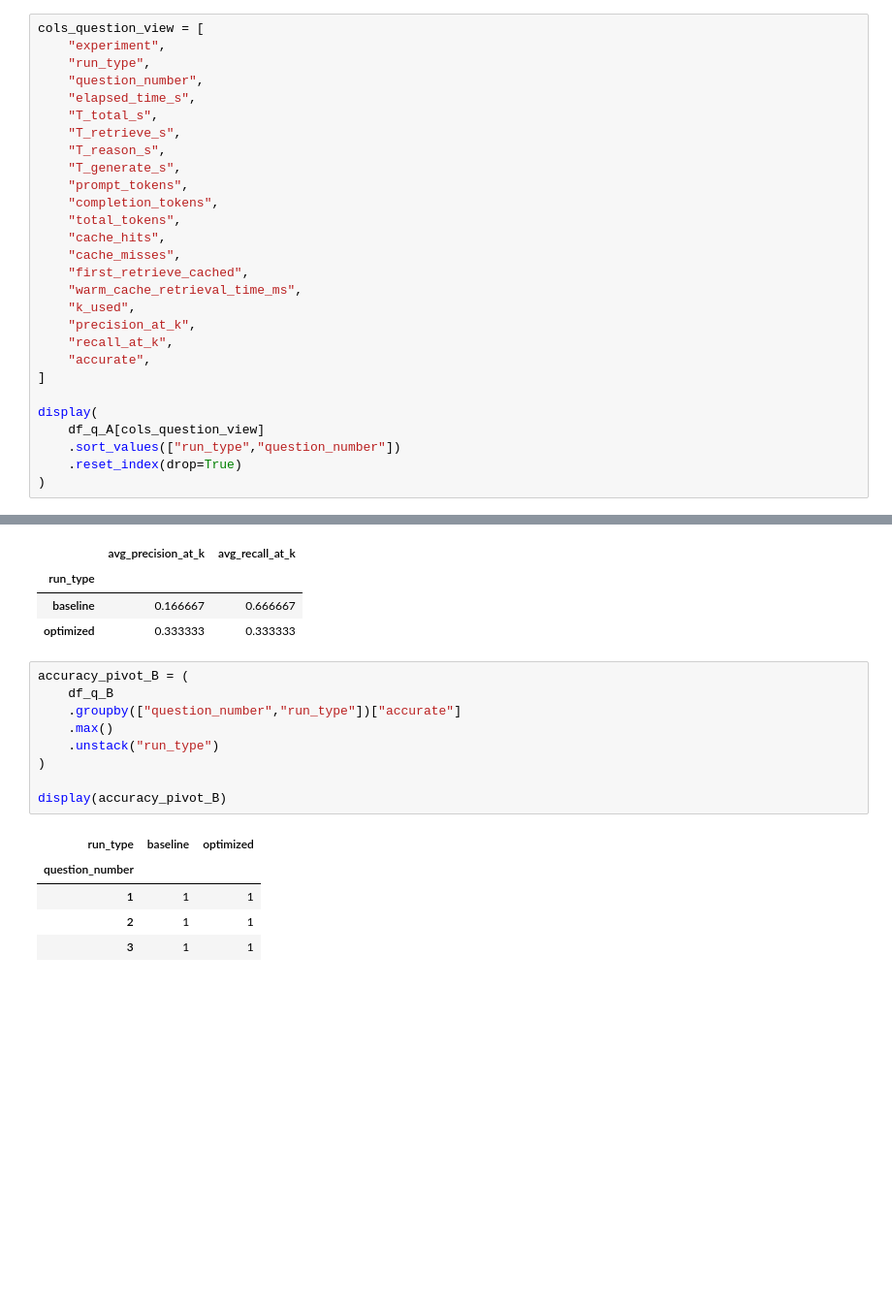
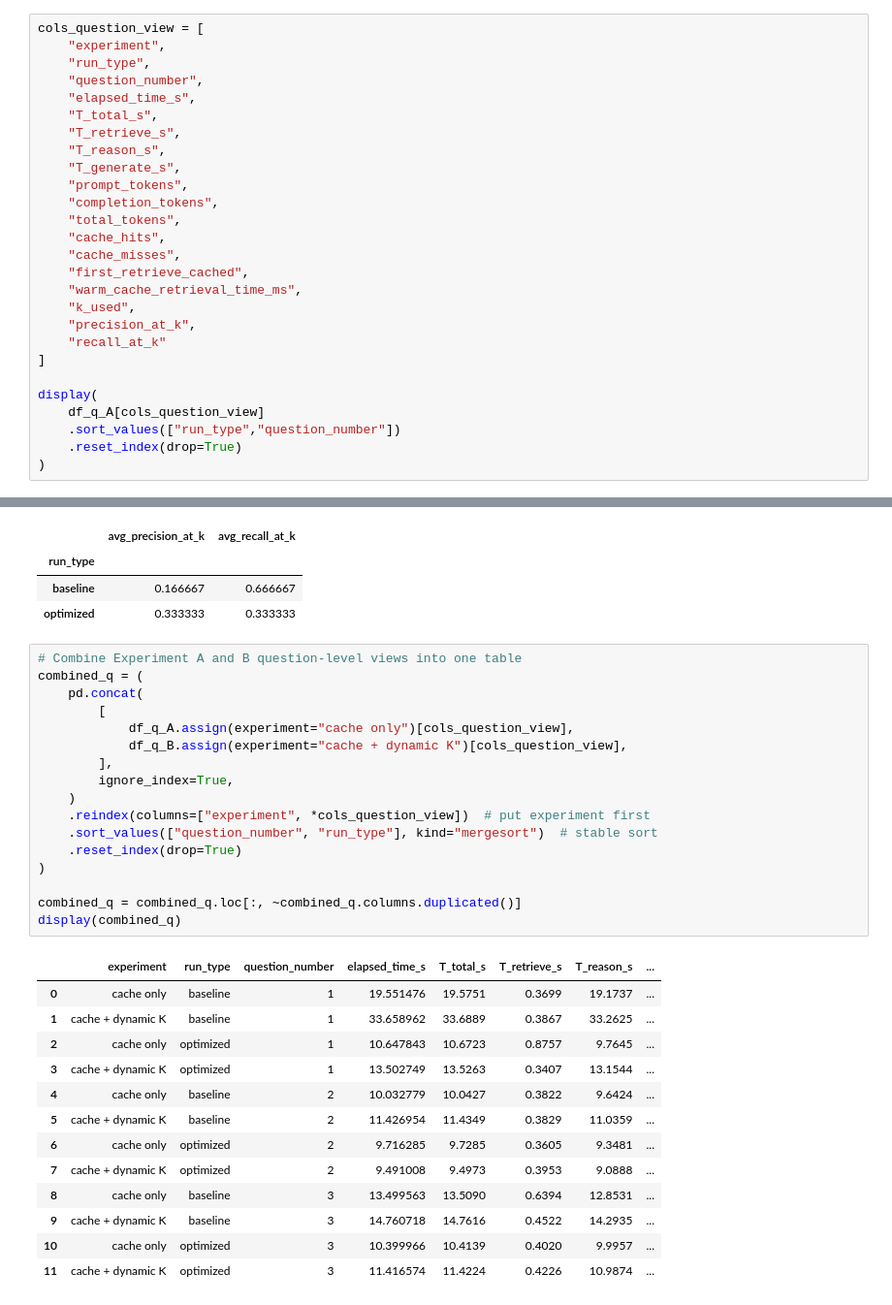
Before and after one commit to TenshiRachel/pto-rag, a Jupyter notebook: caching_result_analysis.ipynb, the cells around one changed output, grey strips where cells are left out. Shown: that part at 97% size. Cells and saved outputs as stored; diff of their text form; blank space fills up the shorter version.

```diff
--- a/caching_result_analysis.ipynb
+++ b/caching_result_analysis.ipynb
@@ -123,8 +123,7 @@ cols_question_view = [
     "warm_cache_retrieval_time_ms",
     "k_used",
     "precision_at_k",
-    "recall_at_k",
-    "accurate",
+    "recall_at_k"
 ]
 
 display(
@@ -321,18 +305,34 @@ display(retrieval_quality_B)
 | run_type |  |  |
 | baseline | 0.166667 | 0.666667 |
 | optimized | 0.333333 | 0.333333 |
-# %%
-accuracy_pivot_B = (
-    df_q_B
-    .groupby(["question_number","run_type"])["accurate"]
-    .max()
-    .unstack("run_type")
-)
-
-display(accuracy_pivot_B)
-# %% [output]
-| run_type | baseline | optimized |
-| question_number |  |  |
-| 1 | 1 | 1 |
-| 2 | 1 | 1 |
-| 3 | 1 | 1 |
+# %%
+# Combine Experiment A and B question-level views into one table
+combined_q = (
+    pd.concat(
+        [
+            df_q_A.assign(experiment="cache only")[cols_question_view],
+            df_q_B.assign(experiment="cache + dynamic K")[cols_question_view],
+        ],
+        ignore_index=True,
+    )
+    .reindex(columns=["experiment", *cols_question_view])  # put experiment first
+    .sort_values(["question_number", "run_type"], kind="mergesort")  # stable sort
+    .reset_index(drop=True)
+)
+
+combined_q = combined_q.loc[:, ~combined_q.columns.duplicated()]
+display(combined_q)
+# %% [output]
+|  | experiment | run_type | question_number | elapsed_time_s | T_total_s | T_retrieve_s | T_reason_s | ... |
+| 0 | cache only | baseline | 1 | 19.551476 | 19.5751 | 0.3699 | 19.1737 | ... |
+| 1 | cache + dynamic K | baseline | 1 | 33.658962 | 33.6889 | 0.3867 | 33.2625 | ... |
+| 2 | cache only | optimized | 1 | 10.647843 | 10.6723 | 0.8757 | 9.7645 | ... |
+| 3 | cache + dynamic K | optimized | 1 | 13.502749 | 13.5263 | 0.3407 | 13.1544 | ... |
+| 4 | cache only | baseline | 2 | 10.032779 | 10.0427 | 0.3822 | 9.6424 | ... |
+| 5 | cache + dynamic K | baseline | 2 | 11.426954 | 11.4349 | 0.3829 | 11.0359 | ... |
+| 6 | cache only | optimized | 2 | 9.716285 | 9.7285 | 0.3605 | 9.3481 | ... |
+| 7 | cache + dynamic K | optimized | 2 | 9.491008 | 9.4973 | 0.3953 | 9.0888 | ... |
+| 8 | cache only | baseline | 3 | 13.499563 | 13.5090 | 0.6394 | 12.8531 | ... |
+| 9 | cache + dynamic K | baseline | 3 | 14.760718 | 14.7616 | 0.4522 | 14.2935 | ... |
+| 10 | cache only | optimized | 3 | 10.399966 | 10.4139 | 0.4020 | 9.9957 | ... |
+| 11 | cache + dynamic K | optimized | 3 | 11.416574 | 11.4224 | 0.4226 | 10.9874 | ... |
```
Also changed, not shown: parts of 5 cells of this notebook.
